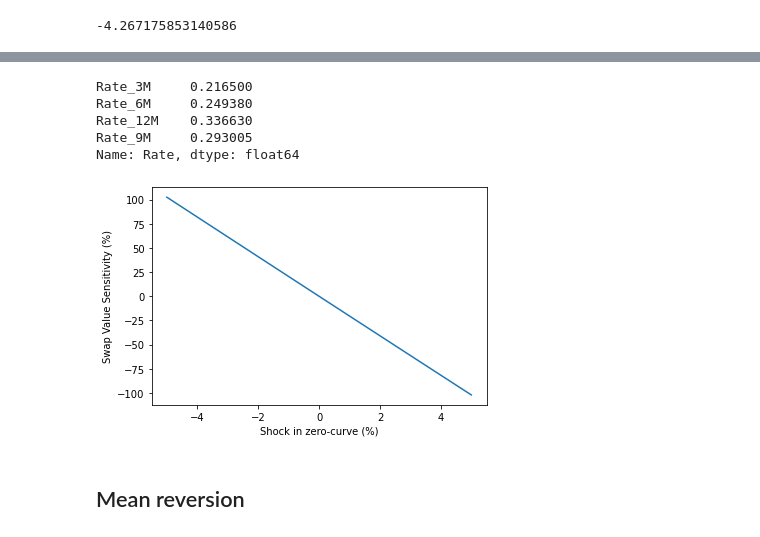
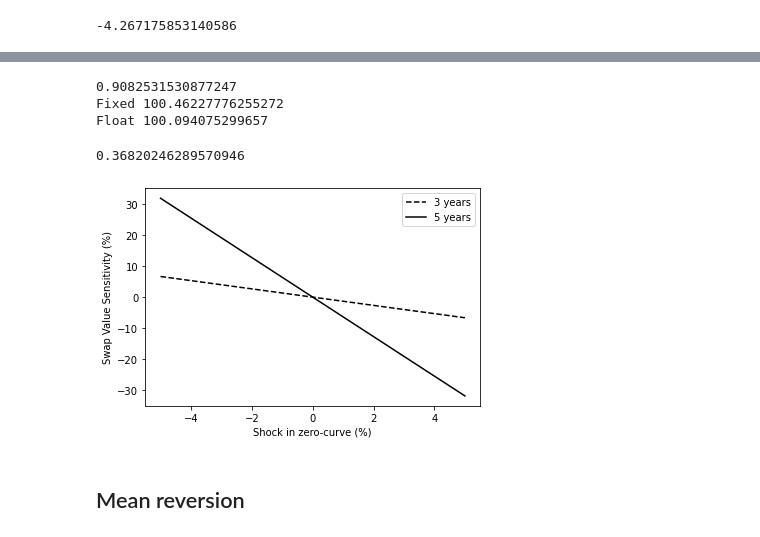
Before and after one commit to LuukOudshoorn25/SPFDM1, a Jupyter notebook: SPFDM 1.ipynb, the cells around one changed output, grey strips where cells are left out. Saved outputs shown, nothing was run; the diff lists cells and outputs as text; code cells hidden in the pictures.

Commit message:
plot

```diff
--- a/SPFDM 1.ipynb
+++ b/SPFDM 1.ipynb
@@ -399,10 +417,3 @@ example_slides()
 Fixed 98.23789590103716
 Float 102.50507175417775
 -4.267175853140586
-# %%
-swap_rates = np.arange(0, 10.1, 0.1)
-swap_values = np.zeros(len(swap_rates))
-for i, rate in enumerate(swap_rates):
-    swapper = swaps(-0.25, 2, 0.5, swaprate=0.293005, lagged_libor=rate, print_value=False)
-    swap_values[i] = swapper.valuate(0.293005)
-plt.plot(swap_rates, swap_values)
@@ -412,32 +420,48 @@ plt.plot(swap_rates, swap_values)
-# %%
-LIBOR.Rate
-# %% [output]
-Rate_3M     0.216500
-Rate_6M     0.249380
-Rate_12M    0.336630
-Rate_9M     0.293005
-Name: Rate, dtype: float64
+# %%
+# Find rate for swap
+swapper = swaps(0,10,0.5,None)
+swap_rate = swapper.fitrate
+def existing_swap():
+    swapper = swaps(-0.25, 10, 0.5, swap_rate)
+    return swapper.irsvalue
+existing_swap()
+# %% [output]
+0.9082531530877247
+Fixed 100.46227776255272
+Float 100.094075299657
+0.36820246289570946
 # %%
 # Already issued long-maturity swap - changes in sensitivity
-swap_rate = 0.9048643748023399
-last_libor = 0.249380
-# Calculate value with current zerocurve
 zerocurve['Zero rate'] = zerocurve_base
-swapper = swaps(-0.25,10.25,0.25,swap_rate,last_libor, print_value=False)
-zero_swap = swapper.irsvalue
 # Calculate values for shocks in zerocurve
 shocks = np.arange(0.95, 1.05, 0.01)
-swap_value = np.zeros(len(changes))
+swap_value3 = np.zeros(len(shocks))
+swap_value5 = np.zeros(len(shocks))
+# Calculate swaprate for 3, 5 and 10 years
+swapper3 = swaps(0,3,0.25,None)
+swap_rate3 = swapper3.fitrate
+swapper5 = swaps(0,5,0.25,None)
+swap_rate5 = swapper5.fitrate
+# Calculate swapvalue with current zerocurve
+swapper3 = swaps(-0.25,3,0.25,swap_rate, print_value=False)
+zero_swap3 = swapper3.irsvalue
+swapper5 = swaps(-0.25,5,0.25,swap_rate, print_value=False)
+zero_swap5 = swapper5.irsvalue
+
 for i, shock in enumerate(changes):
     zerocurve['Zero rate'] = zerocurve_base*shock
-    swapper = swaps(-0.25,10.25,0.25,swap_rate,last_libor, print_value=False)
-    swap_value[i] = swapper.irsvalue
-plt.plot((shocks-1)*100, ((swap_value-zero_swap)/zero_swap)*100)
+    swapper3 = swaps(-0.25,3,0.25,swap_rate,last_libor, print_value=False)
+    swapper5 = swaps(-0.25,5,0.25,swap_rate,last_libor, print_value=False)
+    swap_value3[i] = swapper3.irsvalue
+    swap_value5[i] = swapper5.irsvalue
+plt.plot((shocks-1)*100, ((swap_value3-zero_swap3)/zero_swap3)*100, label='3 years', color='black', ls='--')
+plt.plot((shocks-1)*100, ((swap_value5-zero_swap5)/zero_swap5)*100, label='5 years', color='black')
+plt.legend()
 plt.ylabel('Swap Value Sensitivity (%)')
 plt.xlabel('Shock in zero-curve (%)')
 plt.savefig('sensitivity.png')
 # %% [output]
-[figure, old version]
+[figure, new version]
 # %% [markdown]
 <h2>Mean reversion</h2>
 # %%
```
Also changed, not shown: parts of 4 cells of this notebook.
